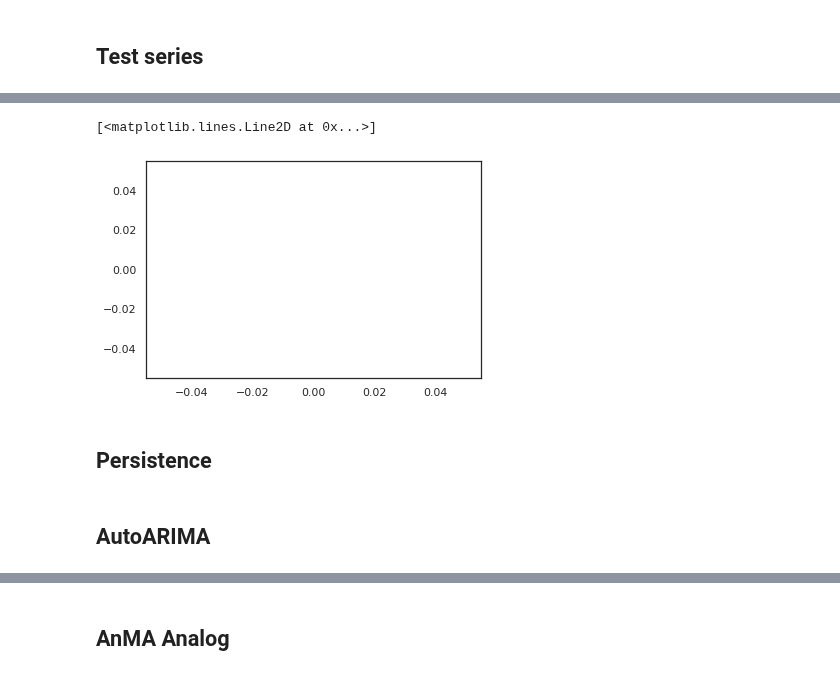
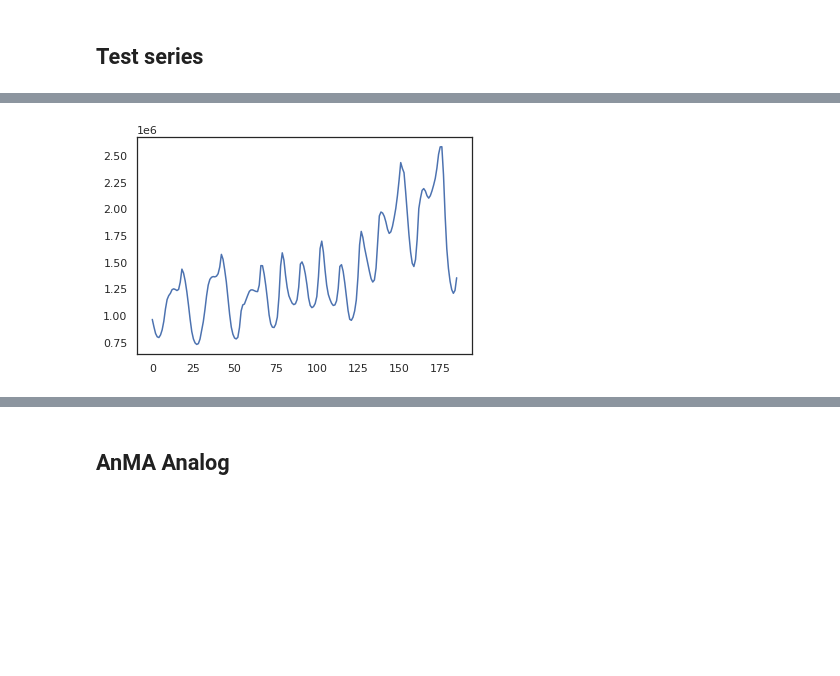
Before and after one commit to urieliram/analog, a Jupyter notebook: analog_bivariate.ipynb, the cells around one changed output, grey strips where cells are left out. Cells and saved outputs as stored; diff of their text form; code cells hidden in the pictures; blank space fills up the shorter version.

```diff
--- a/analog_bivariate.ipynb
+++ b/analog_bivariate.ipynb
@@ -651,3 +591,5 @@ positions_test = [(8929, 43487, 43987)] ## Predecir junio
+# %%
+positions_test = [(0, 35064, 35250)]  #2006[(0, 35064, 52584)]
 # %% [markdown]
 # Multi-period forecast metafunction **II**:
 # %% [markdown]
@@ -663,18 +605,20 @@ print(len(test_))
+# %%
+plt.figure()
+plt.plot(test_)
+plt.show()
+# %% [output]
+[figure, added]
 # %%
 ## Non-numeric
-nonumeric=[]
-j=0
-aux=100
-for item in serie1:
-  if math.isnan(item):
-    nonumeric.append(j)
-    print(j,df_5[serie].index[j],df_5[serie][j])
-  j=j+1
-plt.plot(nonumeric)
-#plt.plot(serie1[131640 -aux:131651 +aux])
-#print(df_5[serie].index[0])
+if False:
+  nonumeric=[]
+  j   = 0
+  aux = 100
+  for item in serie1:
+    if math.isnan(item):
+      nonumeric.append(j)
+      print(j,df_5[serie].index[j],df_5[serie][j])
+    j=j+1
+  plt.plot(nonumeric)
+  #plt.plot(serie1[131640 -aux:131651 +aux])
+  #print(df_5[serie].index[0])
-# %% [output]
-[<matplotlib.lines.Line2D at 0x...>]
-[figure, removed]
-# %% [markdown]
-## Persistence
@@ -692,2 +624,0 @@ for to,tt,tf in positions_test:
-# %% [markdown]
-## AutoARIMA
```
Also changed, not shown: parts of 40 cells of this notebook.
